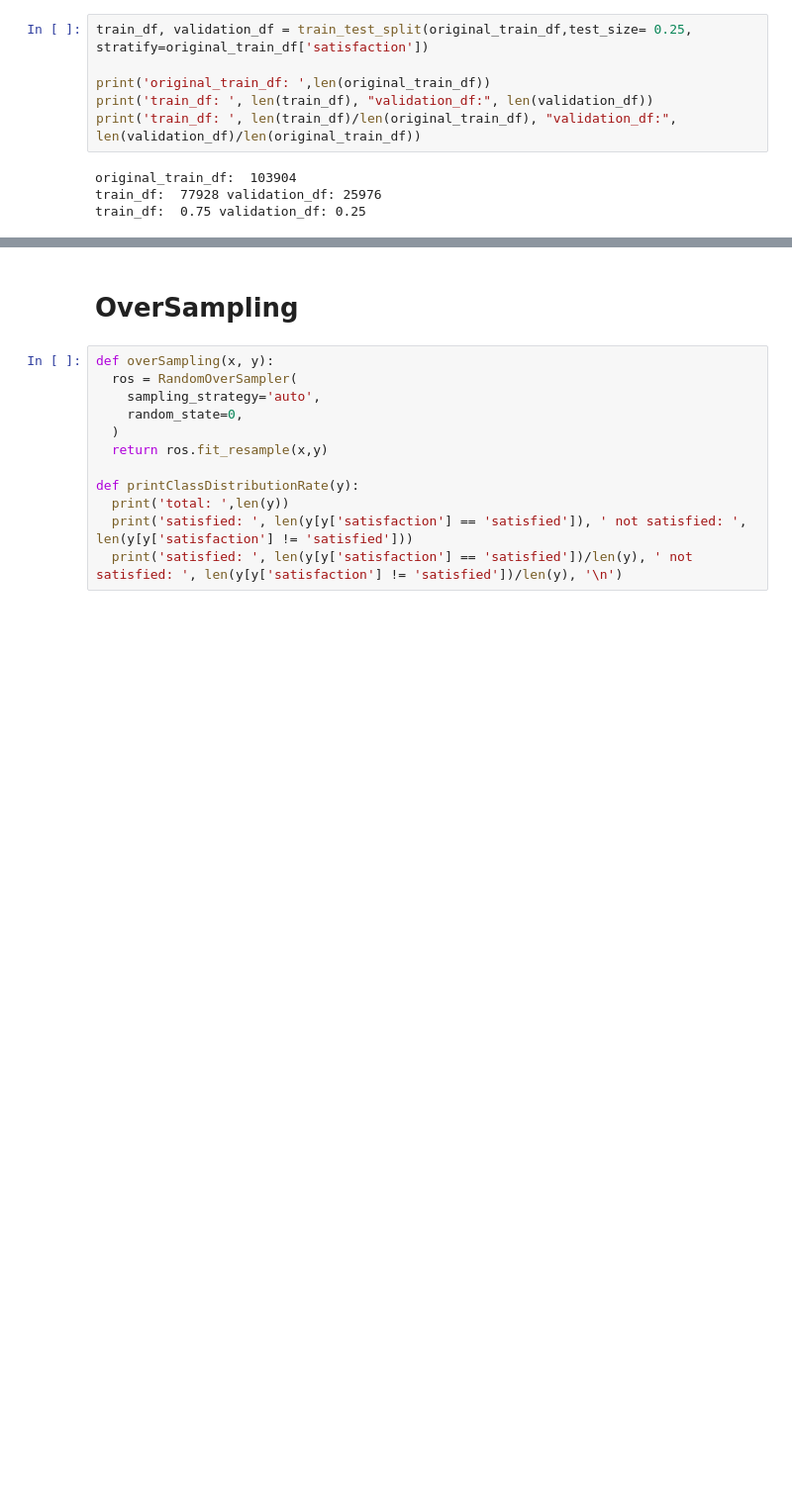
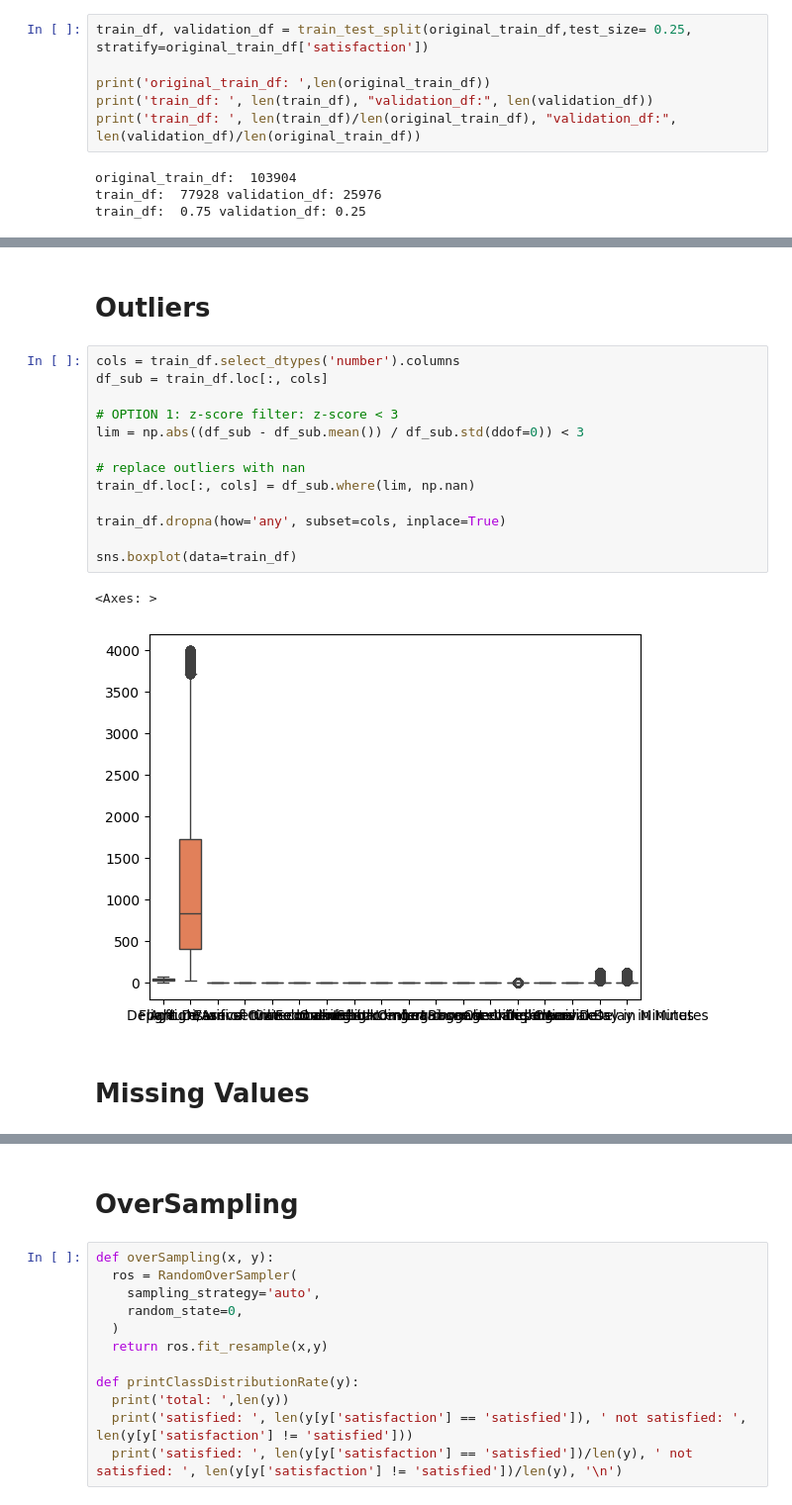
Before and after one commit to Charlesbr101/projeto-redes-neurais, a Jupyter notebook: main.ipynb, the cells around one changed output, grey strips where cells are left out. Shown: that part at 99% size. Saved outputs shown, nothing was run; the diff lists cells and outputs as text; blank space fills up the shorter version.

```diff
--- a/main.ipynb
+++ b/main.ipynb
@@ -34,0 +53,20 @@ train_df:  0.75 validation_df: 0.25
+# %% [markdown]
+# Outliers
+# %%
+cols = train_df.select_dtypes('number').columns
+df_sub = train_df.loc[:, cols]
+
+# OPTION 1: z-score filter: z-score < 3
+lim = np.abs((df_sub - df_sub.mean()) / df_sub.std(ddof=0)) < 3
+
+# replace outliers with nan
+train_df.loc[:, cols] = df_sub.where(lim, np.nan)
+
+train_df.dropna(how='any', subset=cols, inplace=True)
+
+sns.boxplot(data=train_df)
+# %% [output]
+<Axes: >
+[figure, added]
+# %% [markdown]
+# Missing Values
```
Also changed, not shown: parts of 9 cells of this notebook.
